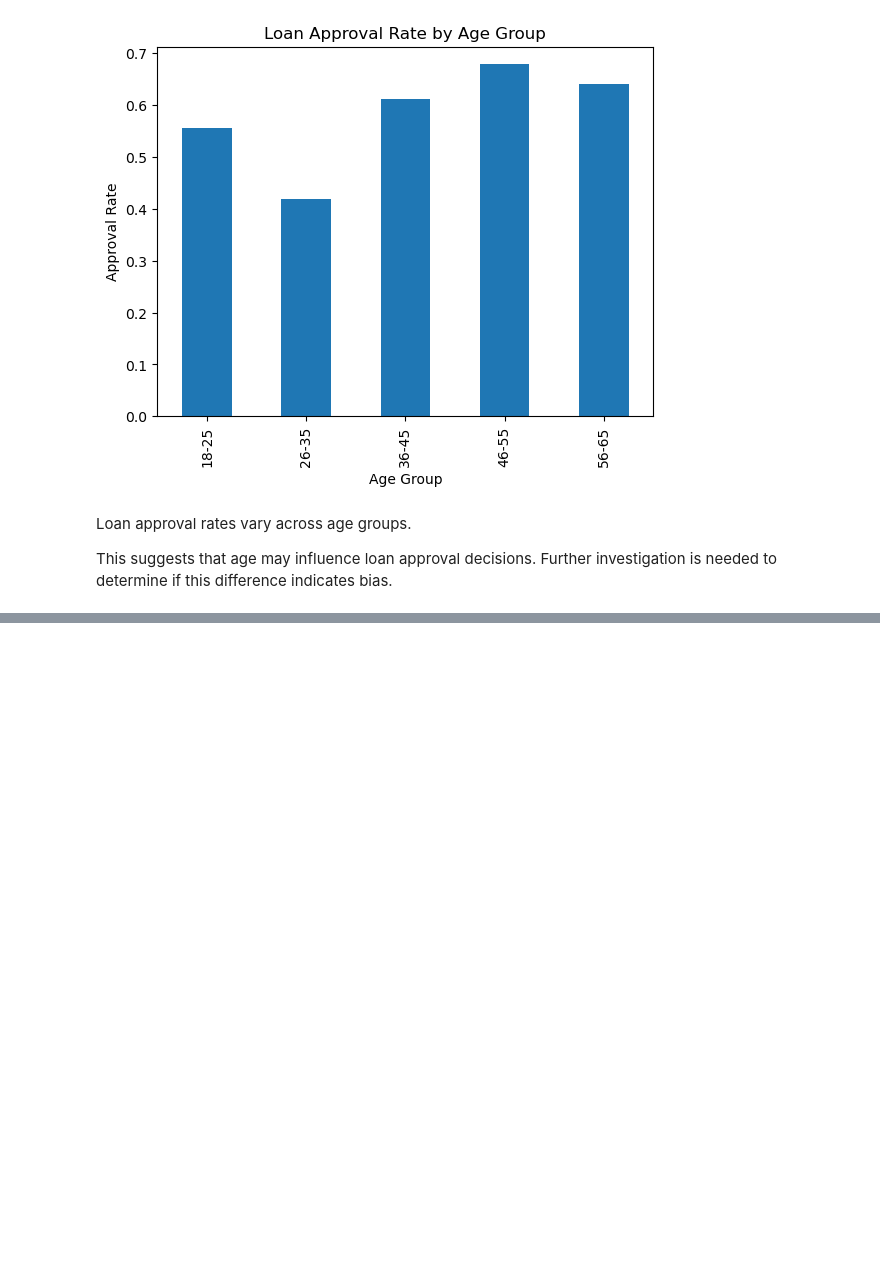
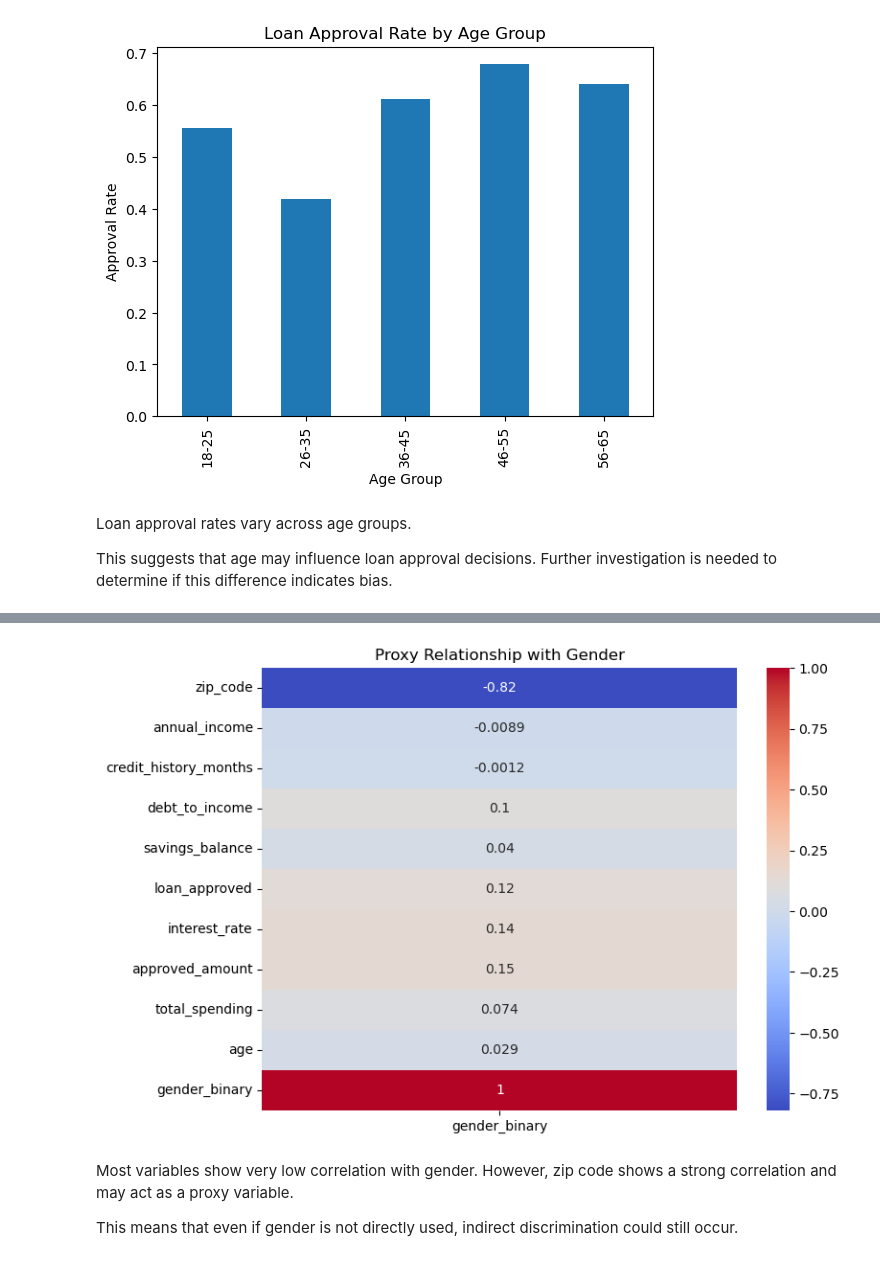
Before and after one commit to JonasKnosp/dego-project-team11-TXC, a Jupyter notebook: notebooks/02-bias-analysis.ipynb, the cells around one changed output, grey strips where cells are left out. Drawn from its saved outputs; the diff is of its cells as text; code cells hidden in the pictures; blank space fills up the shorter version.

Commit message:
Add proxy discrimination analysis and heatmap

```diff
--- a/notebooks/02-bias-analysis.ipynb
+++ b/notebooks/02-bias-analysis.ipynb
@@ -139,0 +149,5 @@ Further investigation is needed to determine if this difference indicates bias.
+# %%
+df["gender_binary"] = df["gender"].map({
+    "Female": 0,
+    "Male": 1
+})
@@ -139,0 +169,19 @@ Further investigation is needed to determine if this difference indicates bias.
+# %%
+import seaborn as sns
+
+plt.figure(figsize=(8,6))
+sns.heatmap(
+    df.corr(numeric_only=True)[["gender_binary"]],
+    annot=True,
+    cmap="coolwarm"
+)
+
+plt.title("Proxy Relationship with Gender")
+plt.show()
+# %% [output]
+[figure, added]
+# %% [markdown]
+Most variables show very low correlation with gender.
+However, zip code shows a strong correlation and may act as a proxy variable.
+
+This means that even if gender is not directly used, indirect discrimination could still occur.
```
Also changed, not shown: parts of 3 cells of this notebook.
